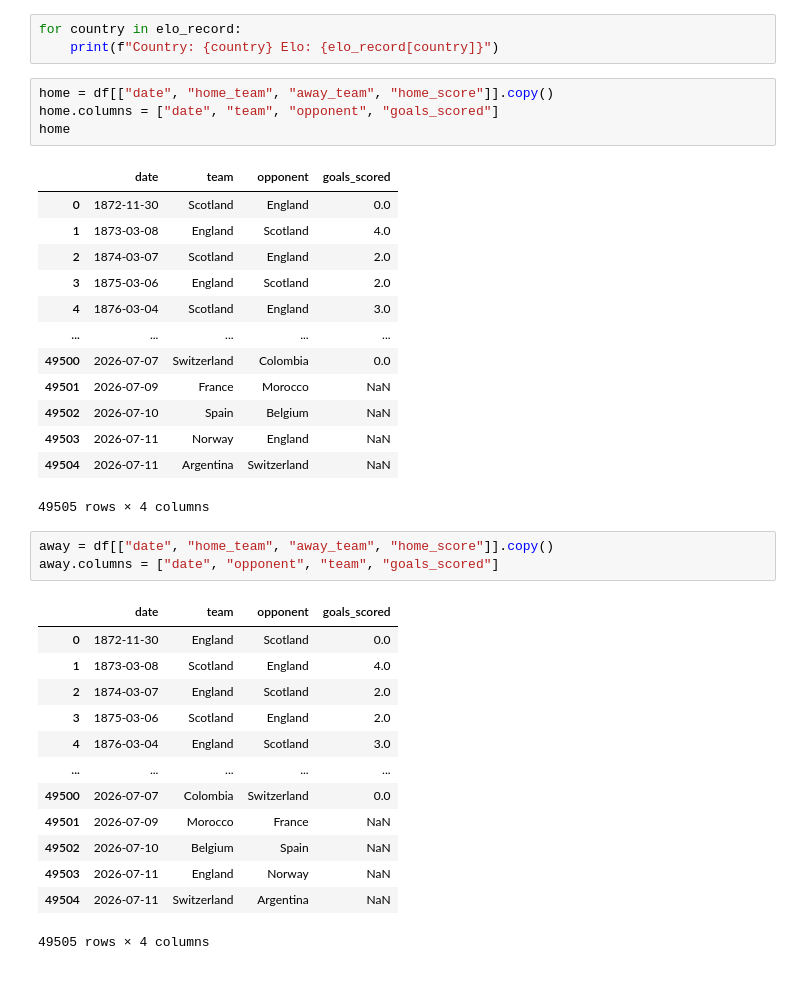
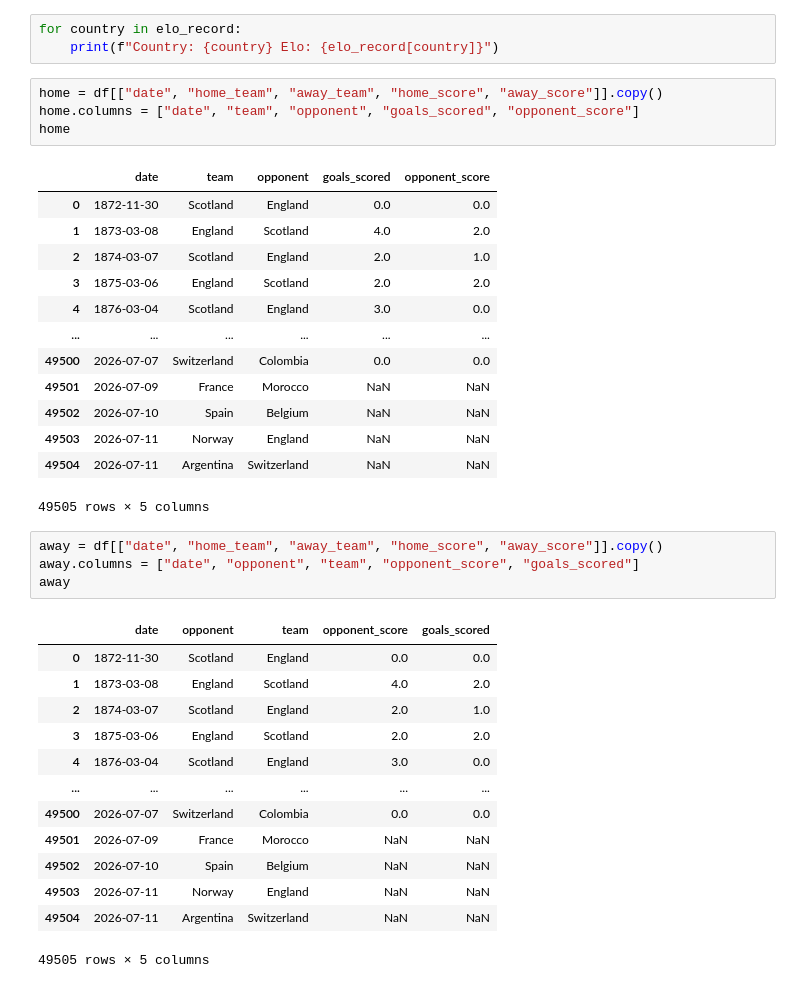
Before and after one commit to MayankK1103/WorldCupPredictionModel, a Jupyter notebook: run.ipynb, the cells around one changed output. Cells and saved outputs as stored; diff of their text form.

Commit message:
Added the opponent score column, fixed the away dataframe: fixed the goal_scored column by equaling the away_score instead.

```diff
--- a/run.ipynb
+++ b/run.ipynb
@@ -108,40 +108,41 @@ df
 for country in elo_record:
     print(f"Country: {country} Elo: {elo_record[country]}")
 # %%
-home = df[["date", "home_team", "away_team", "home_score"]].copy()
-home.columns = ["date", "team", "opponent", "goals_scored"]
+home = df[["date", "home_team", "away_team", "home_score", "away_score"]].copy()
+home.columns = ["date", "team", "opponent", "goals_scored", "opponent_score"]
 home
 # %% [output]
-|  | date | team | opponent | goals_scored |
-| 0 | 1872-11-30 | Scotland | England | 0.0 |
-| 1 | 1873-03-08 | England | Scotland | 4.0 |
-| 2 | 1874-03-07 | Scotland | England | 2.0 |
-| 3 | 1875-03-06 | England | Scotland | 2.0 |
-| 4 | 1876-03-04 | Scotland | England | 3.0 |
-| ... | ... | ... | ... | ... |
-| 49500 | 2026-07-07 | Switzerland | Colombia | 0.0 |
-| 49501 | 2026-07-09 | France | Morocco | NaN |
-| 49502 | 2026-07-10 | Spain | Belgium | NaN |
-| 49503 | 2026-07-11 | Norway | England | NaN |
-| 49504 | 2026-07-11 | Argentina | Switzerland | NaN |
+|  | date | team | opponent | goals_scored | opponent_score |
+| 0 | 1872-11-30 | Scotland | England | 0.0 | 0.0 |
+| 1 | 1873-03-08 | England | Scotland | 4.0 | 2.0 |
+| 2 | 1874-03-07 | Scotland | England | 2.0 | 1.0 |
+| 3 | 1875-03-06 | England | Scotland | 2.0 | 2.0 |
+| 4 | 1876-03-04 | Scotland | England | 3.0 | 0.0 |
+| ... | ... | ... | ... | ... | ... |
+| 49500 | 2026-07-07 | Switzerland | Colombia | 0.0 | 0.0 |
+| 49501 | 2026-07-09 | France | Morocco | NaN | NaN |
+| 49502 | 2026-07-10 | Spain | Belgium | NaN | NaN |
+| 49503 | 2026-07-11 | Norway | England | NaN | NaN |
+| 49504 | 2026-07-11 | Argentina | Switzerland | NaN | NaN |
-49505 rows × 4 columns
+49505 rows × 5 columns
 # %%
-away = df[["date", "home_team", "away_team", "home_score"]].copy()
-away.columns = ["date", "opponent", "team", "goals_scored"]
+away = df[["date", "home_team", "away_team", "home_score", "away_score"]].copy()
+away.columns = ["date", "opponent", "team", "opponent_score", "goals_scored"]
+away
 # %% [output]
-|  | date | team | opponent | goals_scored |
-| 0 | 1872-11-30 | England | Scotland | 0.0 |
-| 1 | 1873-03-08 | Scotland | England | 4.0 |
-| 2 | 1874-03-07 | England | Scotland | 2.0 |
-| 3 | 1875-03-06 | Scotland | England | 2.0 |
-| 4 | 1876-03-04 | England | Scotland | 3.0 |
-| ... | ... | ... | ... | ... |
-| 49500 | 2026-07-07 | Colombia | Switzerland | 0.0 |
-| 49501 | 2026-07-09 | Morocco | France | NaN |
-| 49502 | 2026-07-10 | Belgium | Spain | NaN |
-| 49503 | 2026-07-11 | England | Norway | NaN |
-| 49504 | 2026-07-11 | Switzerland | Argentina | NaN |
+|  | date | opponent | team | opponent_score | goals_scored |
+| 0 | 1872-11-30 | Scotland | England | 0.0 | 0.0 |
+| 1 | 1873-03-08 | England | Scotland | 4.0 | 2.0 |
+| 2 | 1874-03-07 | Scotland | England | 2.0 | 1.0 |
+| 3 | 1875-03-06 | England | Scotland | 2.0 | 2.0 |
+| 4 | 1876-03-04 | Scotland | England | 3.0 | 0.0 |
+| ... | ... | ... | ... | ... | ... |
+| 49500 | 2026-07-07 | Switzerland | Colombia | 0.0 | 0.0 |
+| 49501 | 2026-07-09 | France | Morocco | NaN | NaN |
+| 49502 | 2026-07-10 | Spain | Belgium | NaN | NaN |
+| 49503 | 2026-07-11 | Norway | England | NaN | NaN |
+| 49504 | 2026-07-11 | Argentina | Switzerland | NaN | NaN |
-49505 rows × 4 columns
+49505 rows × 5 columns
 # %%
 columns = list(away.columns)
 idxTeam , idxOpp = columns.index("team"), columns.index("opponent")
```
Also changed, not shown: parts of 3 cells of this notebook.
